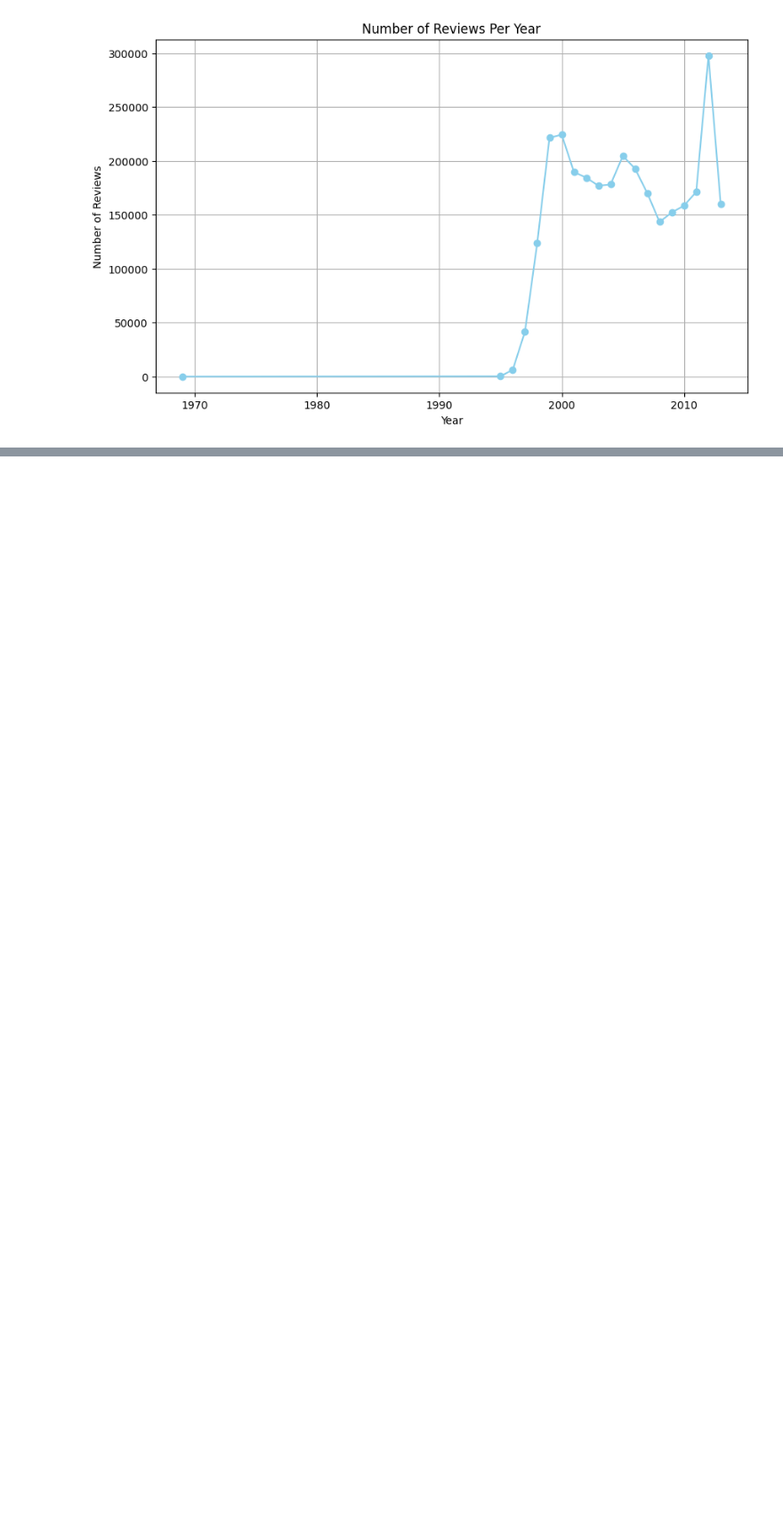
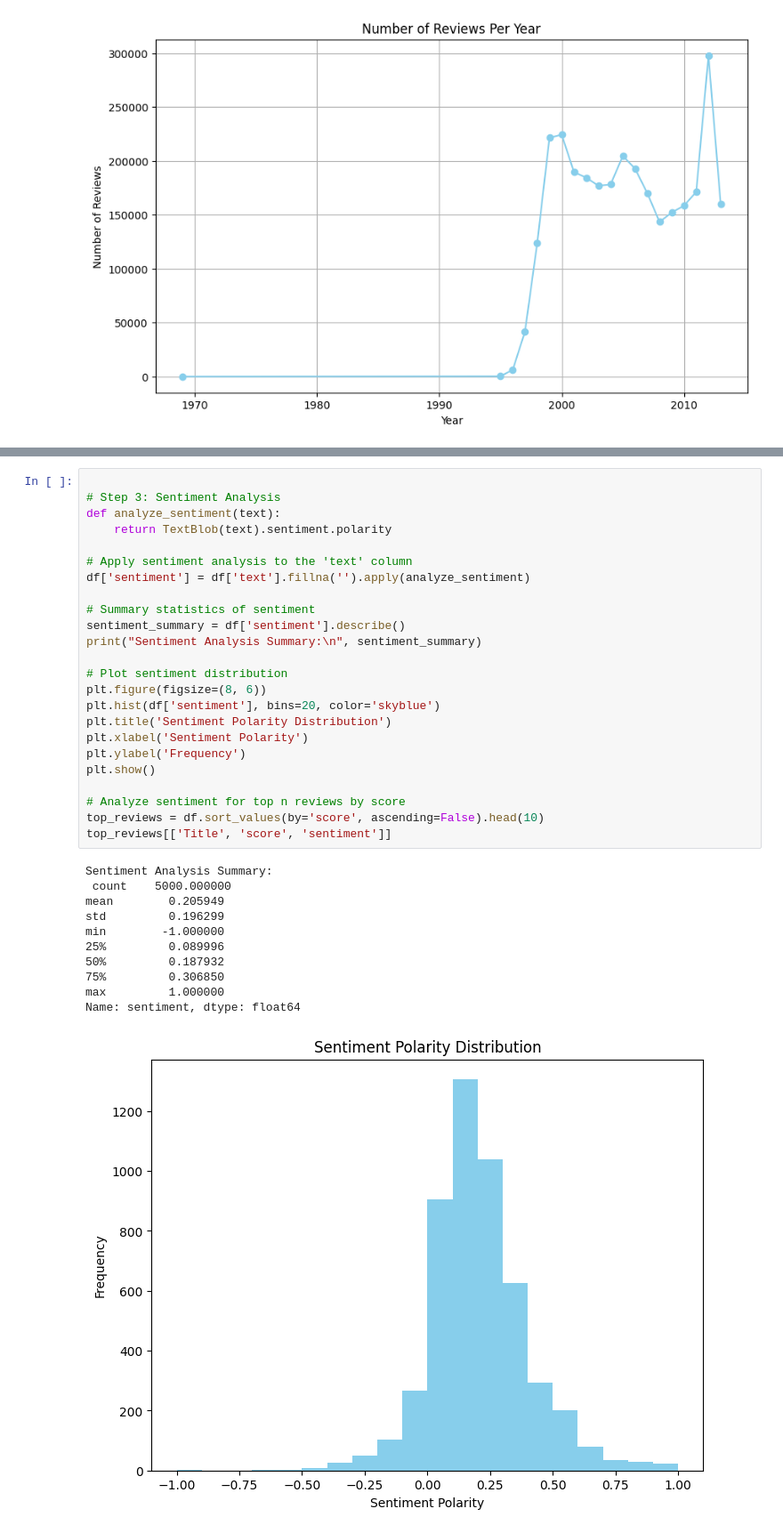
Before and after one commit to mateusexel/PageLens, a Jupyter notebook: Exploration/01_explore_ratings.ipynb, the cells around one changed output, grey strips where cells are left out. Shown: that part at 89% size. Drawn from its saved outputs; the diff is of its cells as text; blank space fills up the shorter version.

```diff
--- a/Exploration/01_explore_ratings.ipynb
+++ b/Exploration/01_explore_ratings.ipynb
@@ -159,0 +232,36 @@ plt.show()
+# %%
+
+# Step 3: Sentiment Analysis
+def analyze_sentiment(text):
+    return TextBlob(text).sentiment.polarity
+
+# Apply sentiment analysis to the 'text' column
+df['sentiment'] = df['text'].fillna('').apply(analyze_sentiment)
+
+# Summary statistics of sentiment
+sentiment_summary = df['sentiment'].describe()
+print("Sentiment Analysis Summary:\n", sentiment_summary)
+
+# Plot sentiment distribution
+plt.figure(figsize=(8, 6))
+plt.hist(df['sentiment'], bins=20, color='skyblue')
+plt.title('Sentiment Polarity Distribution')
+plt.xlabel('Sentiment Polarity')
+plt.ylabel('Frequency')
+plt.show()
+
+# Analyze sentiment for top n reviews by score
+top_reviews = df.sort_values(by='score', ascending=False).head(10)
+top_reviews[['Title', 'score', 'sentiment']]
+# %% [output]
+Sentiment Analysis Summary:
+ count    5000.000000
+mean        0.205949
+std         0.196299
+min        -1.000000
+25%         0.089996
+50%         0.187932
+75%         0.306850
+max         1.000000
+Name: sentiment, dtype: float64
+[figure, added]
```
Also changed, not shown: parts of 12 cells of this notebook, 3 other files.
